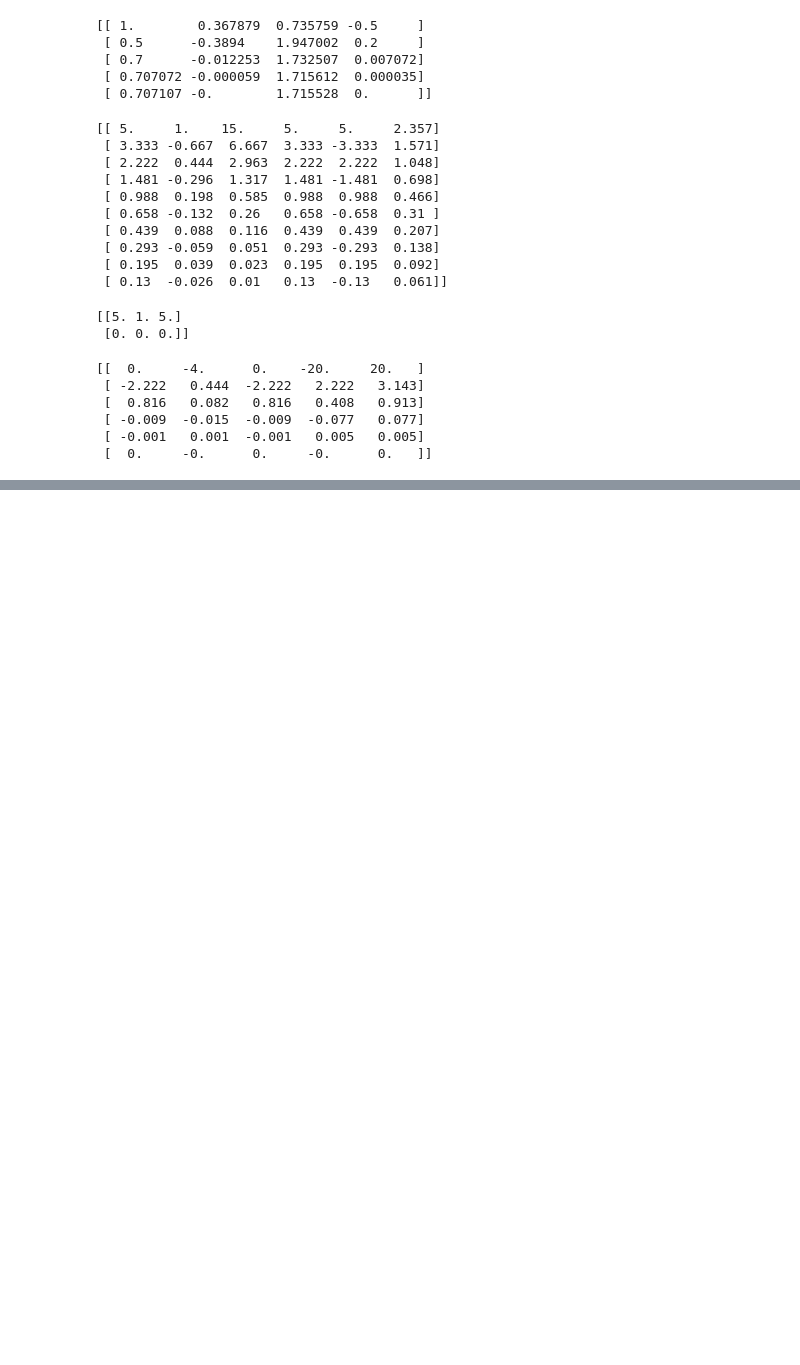
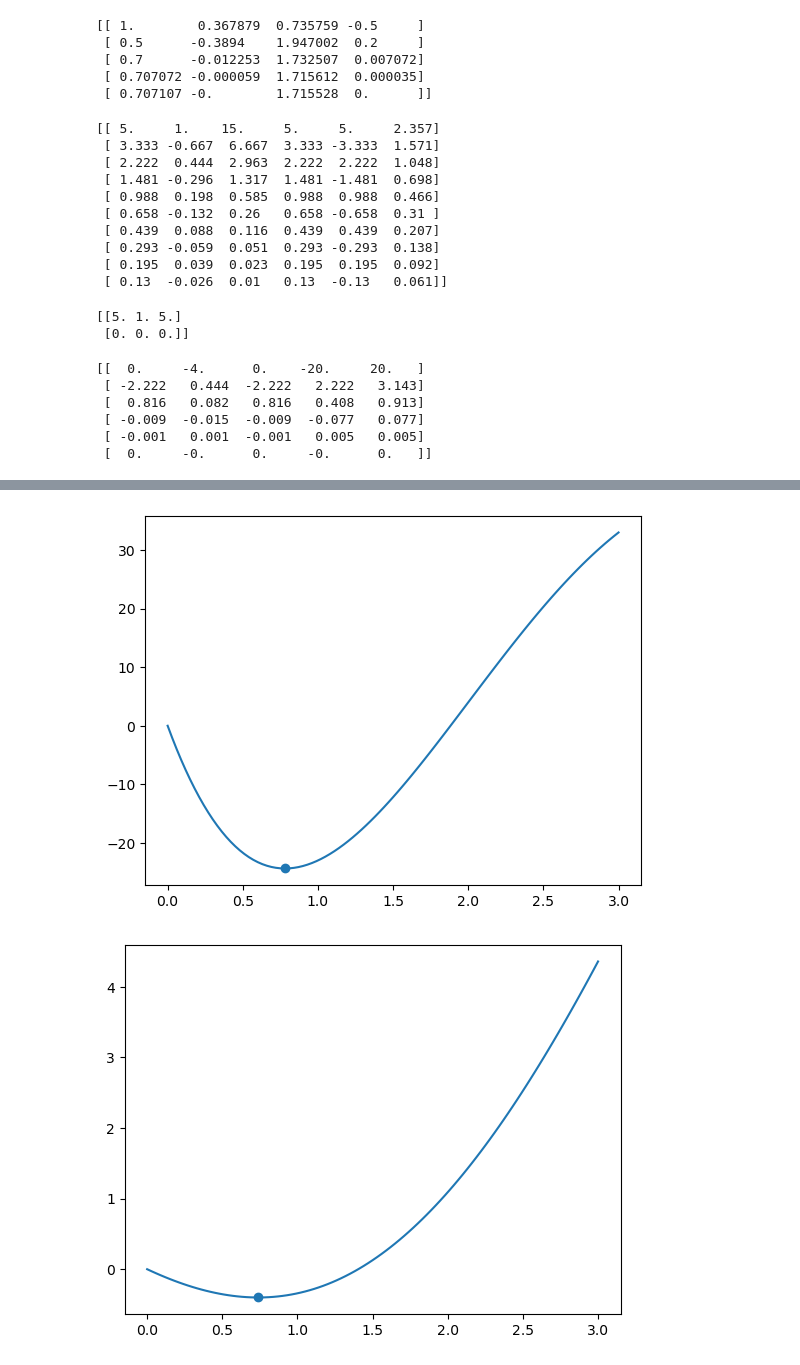
Before and after one commit to Chris0325/scientific_computing, a Jupyter notebook: chapter_6.ipynb, the cells around one changed output, grey strips where cells are left out. Cells and saved outputs as stored; diff of their text form; code cells hidden in the pictures; blank space fills up the shorter version.

```diff
--- a/chapter_6.ipynb
+++ b/chapter_6.ipynb
@@ -206,9 +208,9 @@ print(history)
  [0. 0. 0.]]
 # %%
 # 6.13
-def bfgs(f, x, n=1000, tol=1e-4):
+def bfgs(f, x, n=1000, tol=1e-4, B=None):
     x = np.array(x, dtype=float)
-    B = np.eye(len(x))
+    B = np.eye(len(x)) if B is None else B
     fx0 = f(x)
     history = []
     for _ in range(n):
@@ -263,0 +536,24 @@ print(history.round(3))
+# %%
+# 6.3
+x = np.linspace(0, 3, 101)
+def fa(x):
+    return x ** 4 - 14 * x ** 3 + 60 * x ** 2 - 70 * x
+
+def fb(x):
+    return .5 * x ** 2 - np.sin(x)
+
+def fc(x):
+    return x ** 2 + 4 * np.cos(x)
+
+def fd(x):
+    return  special.gamma(x)
+
+
+for f in fa, fb, fc, fd:
+    plt.figure()
+    plt.plot(x, f(x))
+    a, history = successive_parabolic_interpolation(f, 1, 1.5, 2)
+    plt.scatter(a, f(a))
+# %% [output]
+[figure, added]
+[figure, added]
```
Also changed, not shown: parts of 30 cells of this notebook.
